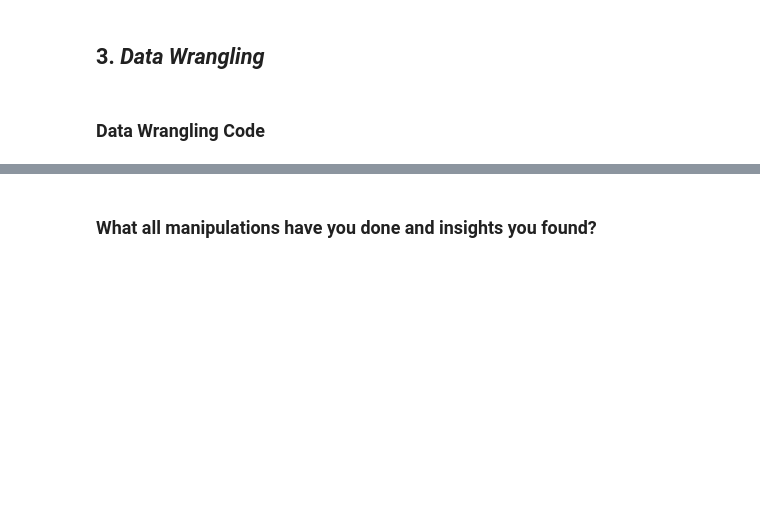
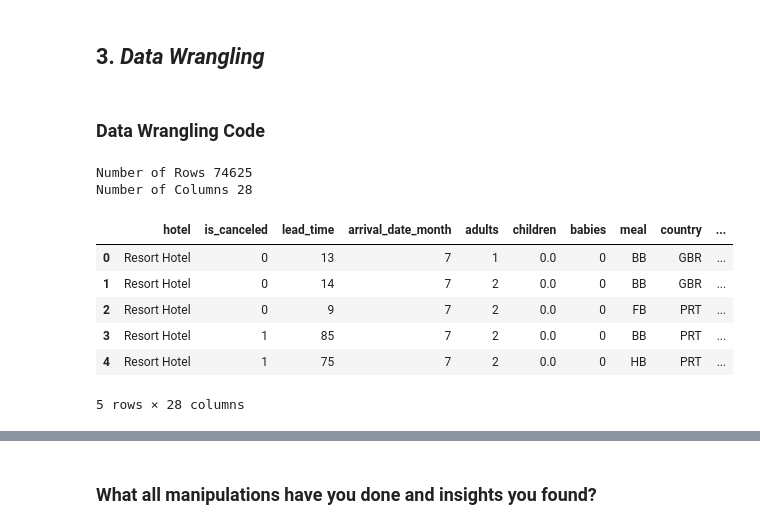
Before and after one commit to Mostaqul143/Hotel-Booking-Analysis, a Jupyter notebook: EDA Submission Template.ipynb, the cells around one changed output, grey strips where cells are left out. Drawn from its saved outputs; the diff is of its cells as text; code cells hidden in the pictures; blank space fills up the shorter version.

```diff
--- a/EDA Submission Template.ipynb
+++ b/EDA Submission Template.ipynb
@@ -308,0 +373,20 @@ df.describe()
+# %%
+# After Implimenting Logic
+
+print(f"Number of Rows {df.shape[0]}")
+print(f"Number of Columns {df.shape[1]}")
+# %% [output]
+Number of Rows 74625
+Number of Columns 28
+# %%
+# After Implimenting Logic
+
+df.head()
+# %% [output]
+|  | hotel | is_canceled | lead_time | arrival_date_month | adults | children | babies | meal | country | ... |
+| 0 | Resort Hotel | 0 | 13 | 7 | 1 | 0.0 | 0 | BB | GBR | ... |
+| 1 | Resort Hotel | 0 | 14 | 7 | 2 | 0.0 | 0 | BB | GBR | ... |
+| 2 | Resort Hotel | 0 | 9 | 7 | 2 | 0.0 | 0 | FB | PRT | ... |
+| 3 | Resort Hotel | 1 | 85 | 7 | 2 | 0.0 | 0 | BB | PRT | ... |
+| 4 | Resort Hotel | 1 | 75 | 7 | 2 | 0.0 | 0 | HB | PRT | ... |
+5 rows × 28 columns
```
Also changed, not shown: parts of 15 cells of this notebook.
